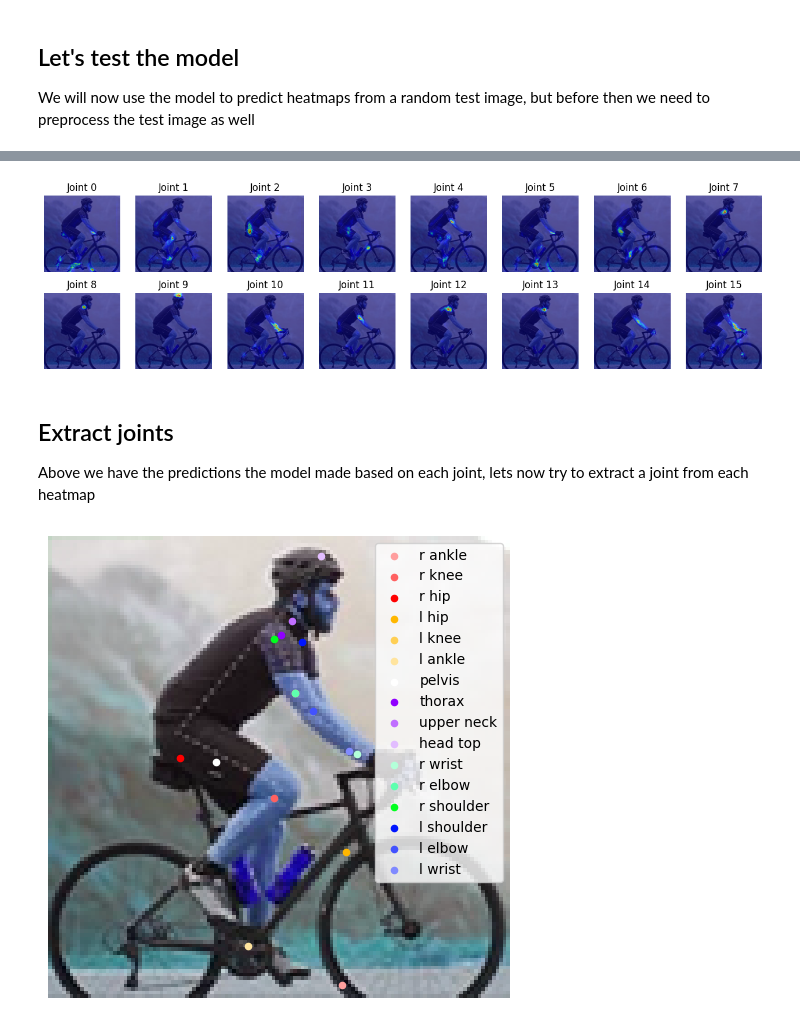
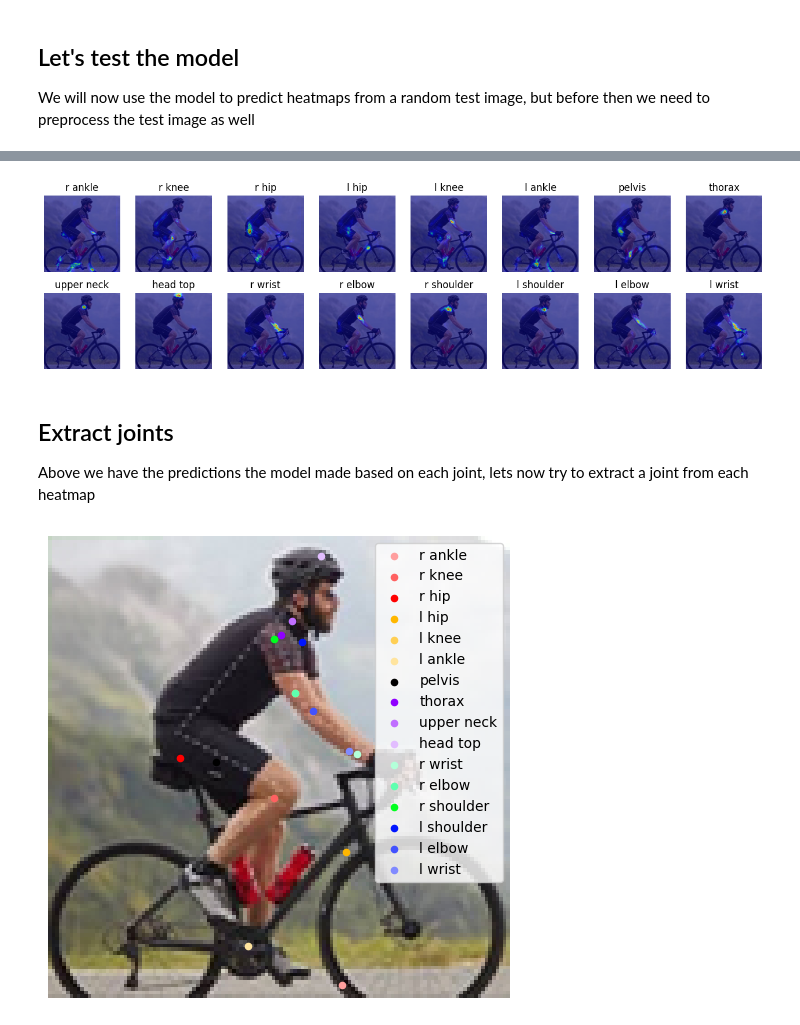
Before and after one commit to williamsaether/BikeFit, a Jupyter notebook: data/exploring.ipynb, the cells around one changed output, grey strips where cells are left out. Drawn from its saved outputs; the diff is of its cells as text; code cells hidden in the pictures.

```diff
--- a/data/exploring.ipynb
+++ b/data/exploring.ipynb
@@ -45,12 +46,12 @@ for i, (anno, train) in enumerate(
         if annorect.size < 1 or 'scale' not in str(annorect.dtype):
             continue
 
-        for i, annorect in enumerate(annorect):
+        for j, annorect in enumerate(annorect):
             if annorect['scale'][0].size < 1:
                 continue
 
-            scale = float(annorect['scale'][0, 0])
-            x, y = annorect['objpos'][0, 0]
+            scale = float(annorect['scale'][0,0])
+            x, y = annorect['objpos'][0,0]
             x = int(x[0,0])
             y = int(y[0,0])
 
@@ -65,16 +66,23 @@ for i, (anno, train) in enumerate(
                         joint_coords[int(coord['id'][0,0])] = [float(coord['x'][0,0]), float(coord['y'][0,0])]
                         visible_joints[int(coord['id'][0,0])] = coord['is_visible'].item() if (coord['is_visible'].size > 0) else 0
 
+                    category = activity = 'undefined'
+                    if mat['act'][0,0][i]['cat_name'][0].size > 0:
+                        category = mat['act'][0,0][i]['cat_name'][0][0]
+                        activity = mat['act'][0,0][i]['act_name'][0][0]
+
                     data.append({
                         'filename': img_name,
                         'joint_coords': joint_coords,
                         'visible_joints': visible_joints,
                         'for_training': train,
+                        'category': category,
+                        'activity': activity,
                         'approx_loc': {
                             'scale': scale,
                             'x': x,
                             'y': y,
-                        }
+                        },
                     })
             else:
                 data.append({
@@ -560,8 +529,8 @@ model.save('model_resnet101v2_e5.keras')
 We will now use the model to predict heatmaps from a random test image, but before then we need to preprocess the test image as well
 # %%
 # Optional, load the model from storage
-model = tf.keras.models.load_model('model_heatmap_t1_e10_test1.keras')
+model = tf.keras.models.load_model('model_latest.keras')
 # %%
 data = json.load(open(os.path.join(mpii_folder,'data.json')))
-joints = json.load(open(os.path.join(mpii_folder,'joints.json')))
+joints_list = json.load(open(os.path.join(mpii_folder,'joints.json')))
 # %%
@@ -577,13 +577,6 @@ def preprocess_test_image(test_image):
 # %%
-testdata = []
-for ann in data:
-    if ann['for_training'] == 0:
-        testdata.append(ann)
-
 test_image = testdata[11491]
-test_image_location = os.path.join(image_folder, test_image['filename'])
-
-input_image = preprocess_test_image(test_image)
+# input_image = preprocess_test_image(test_image)
 input_image = cv2.imread(os.path.join(dataset_folder, 'cyclist-3.jpg')) / 255.0
 predictions = model.predict(np.expand_dims(input_image, axis=0))
 # %% [output]
@@ -591,16 +584,18 @@ predictions = model.predict(np.expand_dims(input_image, axis=0))
 # %%
 heatmaps = tf.squeeze(predictions)
 
+img = np.float32(input_image)
+
 fig, axes = plt.subplots(2, 8, figsize=(16, 4))
 for i, ax in enumerate(axes.flat):
-    ax.imshow(input_image)
+    ax.imshow(cv2.cvtColor(img, cv2.COLOR_BGR2RGB))
     ax.imshow(heatmaps[:, :, i], cmap='jet', alpha=0.6)
-    ax.set_title(f"Joint {i}")
+    ax.set_title(joints_list[str(i)])
     ax.axis('off')
 
 plt.show()
 # %% [output]
-[figure, old version]
+[figure, new version]
 # %% [markdown]
 ## Extract joints
 Above we have the predictions the model made based on each joint, lets now try to extract a joint from each heatmap
@@ -617,18 +602,4 @@ def extract_joints(heatmaps):
 # %%
-extracted_joints = extract_joints(heatmaps)
-
-combined_heatmap = np.sum(heatmaps, axis=-1)
-color_map = ['#ff9e9e','#ff6161','#ff0000','#ffb700','#ffcf54','#ffe49e','#fff','#9000ff','#c06eff','#e2bdff','#b3ffd9','#5effaf','#00ff1e','#0015ff','#4252ff','#808aff']
-
-plt.figure(figsize=(6, 6))
-plt.imshow(input_image)
-# plt.imshow(combined_heatmap, cmap="jet", alpha=0.4)
-
-for i, (x, y) in enumerate(extracted_joints):
-    plt.scatter(x, y, c=color_map[i], s=20, marker='o', label=joints[str(i)])
-
-plt.legend(bbox_to_anchor=(1,1))
-plt.axis("off")
-plt.show()
+extract_and_plot_joints(input_image, heatmaps)
 # %% [output]
-[figure, old version]
+[figure, new version]
```
Also changed, not shown: parts of 17 cells of this notebook, 1 other file.
